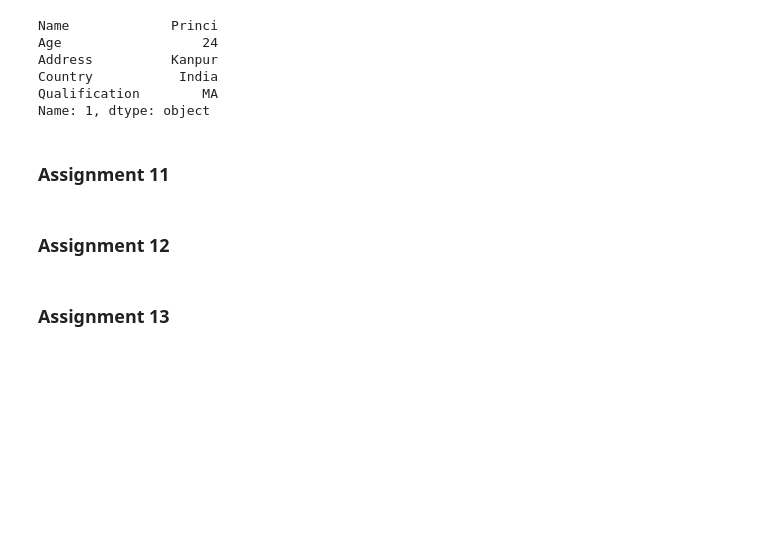
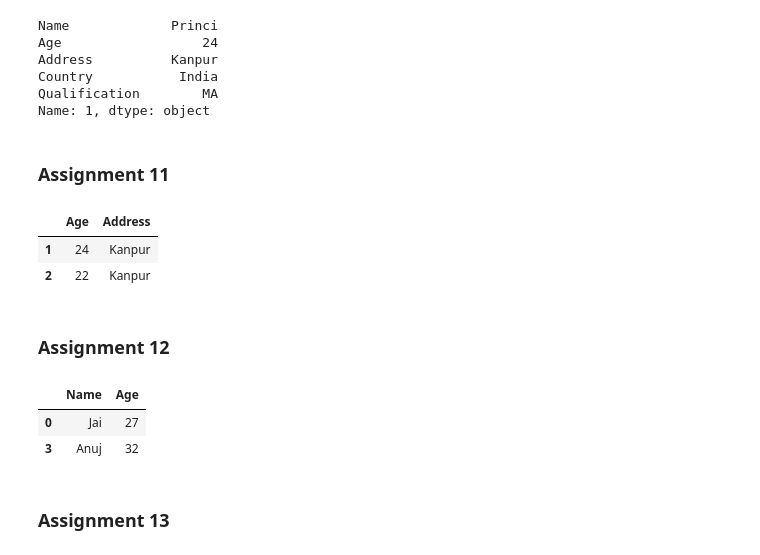
Before and after one commit to ripal64/Python_Excel_Automation, a Jupyter notebook: Python_Basics_Module_1_practice.ipynb, the cells around one changed output. Drawn from its saved outputs; the diff is of its cells as text; code cells hidden in the pictures; blank space fills up the shorter version.

```diff
--- a/Python_Basics_Module_1_practice.ipynb
+++ b/Python_Basics_Module_1_practice.ipynb
@@ -2221,13 +2240,18 @@ Name: 1, dtype: object
 # %%
 # return the data with .iloc as below..
 
 '''
 Age  Adress
 24   Kanpur
 22   Kanpur
 '''
 
 # your code here...
+df1.iloc[1:3, 1:3]
+# %% [output]
+|  | Age | Address |
+| 1 | 24 | Kanpur |
+| 2 | 22 | Kanpur |
 # %%
 #@title Display Solution 11
 
@@ -2252,6 +2276,11 @@ Anuj  32
 '''
 
 # your code here...
+df1.iloc[[0, -1], 0:2]
+# %% [output]
+|  | Name | Age |
+| 0 | Jai | 27 |
+| 3 | Anuj | 32 |
 # %%
 #@title Display Solution 12
 
```
Also changed, not shown: parts of 38 cells of this notebook.
